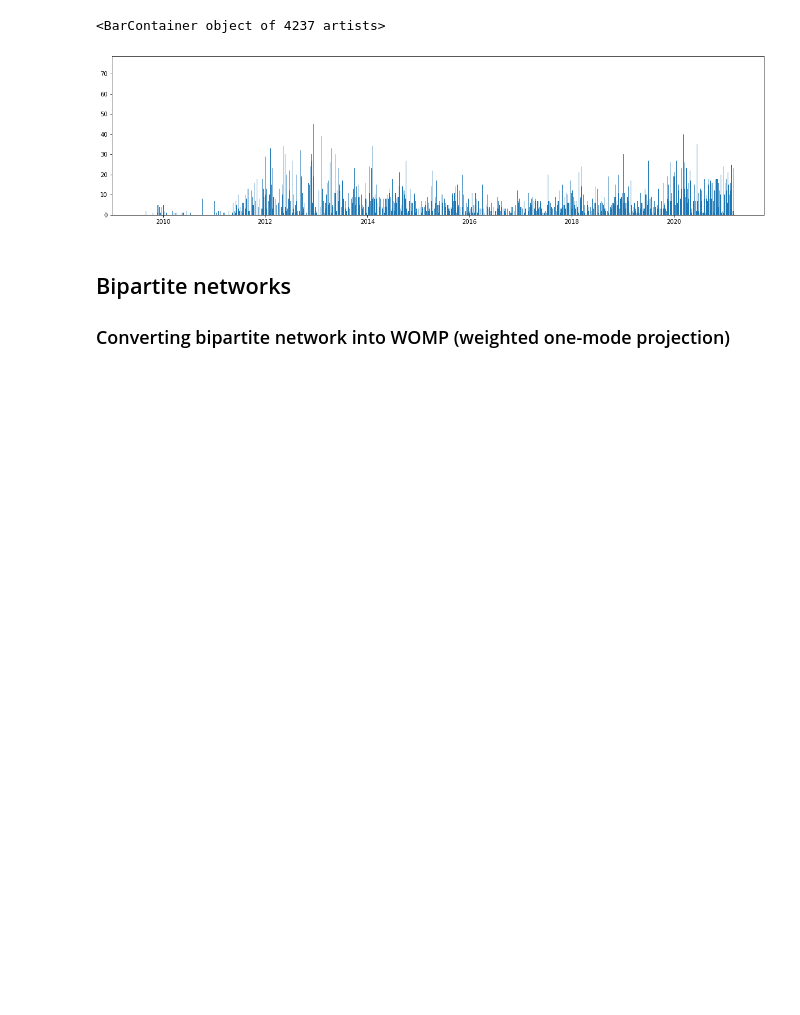
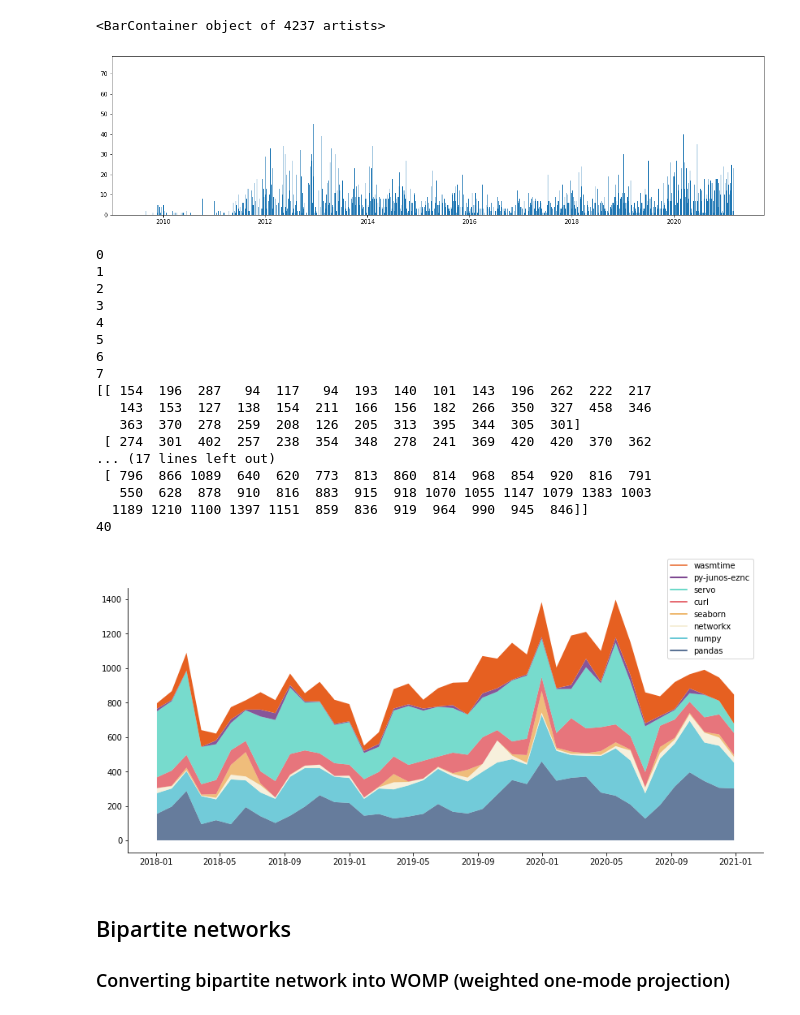
Before and after one commit to csepanyij/master-thesis, a Jupyter notebook: notebooks/releases.ipynb, the cells around one changed output. Cells and saved outputs as stored; diff of their text form; code cells hidden in the pictures; blank space fills up the shorter version.

```diff
--- a/notebooks/releases.ipynb
+++ b/notebooks/releases.ipynb
@@ -67,6 +71,78 @@ Min date:  2009-07-31 15:07:16
 Max date:  2021-03-06 20:40:22
 <BarContainer object of 4237 artists>
 [figure]
+# %%
+from matplotlib.dates import date2num
+fig = plt.figure(figsize=(14,6))
+ax1 = fig.add_subplot(111)
+
+x = list(keys)[-1231:-111]
+
+y_stack = []
+for j in range(8):
+    y_stack.append(list(days[j].values())[-1231:-111])
+
+
+
+y = []
+x_w = []
+for i in range(8):
+    print(i)
+    y.append([])
+    for j in range(0, len(x), 28):
+        y[i].append(sum(y_stack[i][j:j+27]))
+
+for j in range(0, len(x), 28):
+    x_w.append(x[j])
+
+y = np.cumsum(y, axis=0)
+print(y)
+print(len(x_w))
+ax1.fill_between(x_w, 0, y[0,:], facecolor="#254573", alpha=.7)
+ax1.fill_between(x_w, y[0,:], y[1,:], facecolor="#37B6C9", alpha=.7)
+ax1.fill_between(x_w, y[1,:], y[2,:], facecolor="#F4EBCE", alpha=.7)
+ax1.fill_between(x_w, y[2,:], y[3,:], facecolor="#E9A243", alpha=.7)
+ax1.fill_between(x_w, y[3,:], y[4,:], facecolor="#DE3A44", alpha=.7)
+ax1.fill_between(x_w, y[4,:], y[5,:], facecolor="#3DCDB8", alpha=.7)
+ax1.fill_between(x_w, y[5,:], y[6,:], facecolor="#540D6E", alpha=.7)
+ax1.fill_between(x_w, y[6,:], y[7,:], facecolor="#E66021")
+
+l1 = mlines.Line2D([], [], color='#254573', markersize=15, label='pandas')
+l2 = mlines.Line2D([], [], color='#37B6C9', markersize=15, label='numpy')
+l3 = mlines.Line2D([], [], color='#F4EBCE', markersize=15, label='networkx')
+l4 = mlines.Line2D([], [], color='#E9A243', markersize=15, label='seaborn')
+l5 = mlines.Line2D([], [], color='#DE3A44', markersize=15, label='curl')
+l6 = mlines.Line2D([], [], color='#3DCDB8', markersize=15, label='servo')
+l7 = mlines.Line2D([], [], color='#540D6E', markersize=15, label='py-junos-eznc')
+l8 = mlines.Line2D([], [], color='#E66021', markersize=15, label='wasmtime')
+
+ax1.spines['right'].set_visible(False)
+ax1.spines['top'].set_visible(False)
+plt.legend(handles=[l8, l7, l6, l5, l4, l3, l2, l1], bbox_to_anchor=(0.85, 1.11), loc='upper left', borderaxespad=0.)
+
+ax.xaxis_date()
+#ax.autoscale(tight=True)
+
+plt.show()
+# %% [output]
+0
+1
+2
+3
+4
+5
+6
+7
+[[ 154  196  287   94  117   94  193  140  101  143  196  262  222  217
+   143  153  127  138  154  211  166  156  182  266  350  327  458  346
+   363  370  278  259  208  126  205  313  395  344  305  301]
+ [ 274  301  402  257  238  354  348  278  241  369  420  420  370  362
+... (17 lines left out)
+ [ 796  866 1089  640  620  773  813  860  814  968  854  920  816  791
+   550  628  878  910  816  883  915  918 1070 1055 1147 1079 1383 1003
+  1189 1210 1100 1397 1151  859  836  919  964  990  945  846]]
+40
+[figure, added]
 # %% [markdown]
 ## Bipartite networks
 ### Converting bipartite network into WOMP (weighted one-mode projection)
```
Also changed, not shown: parts of 16 cells of this notebook, 6 other files.
